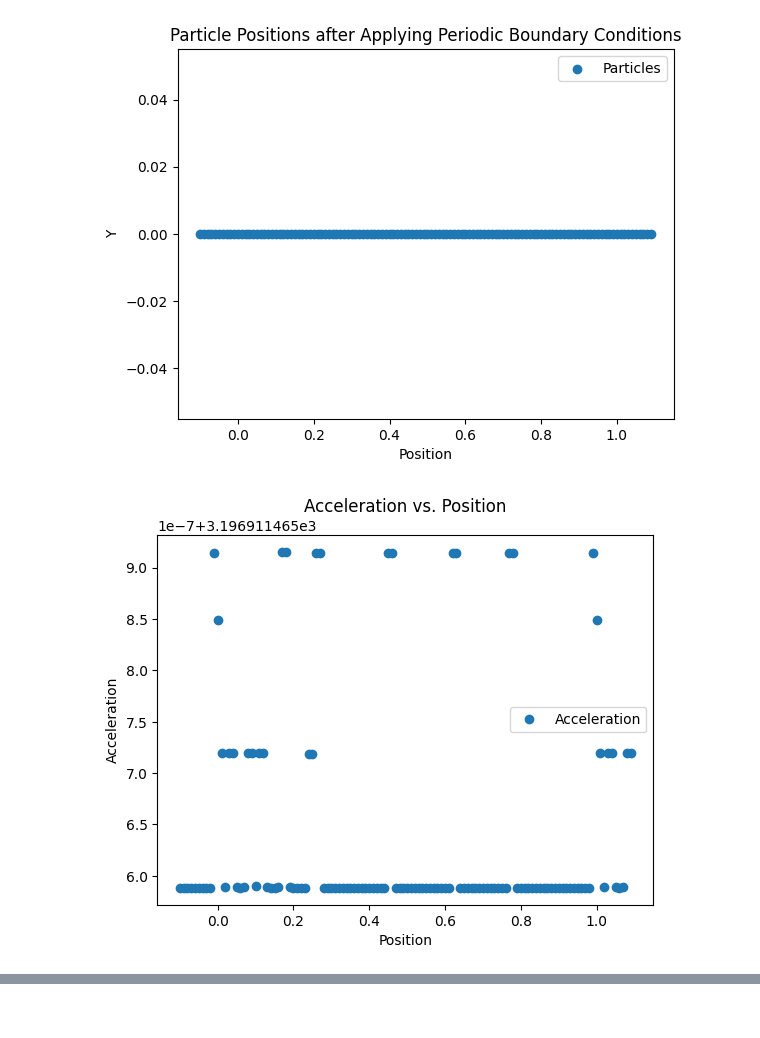
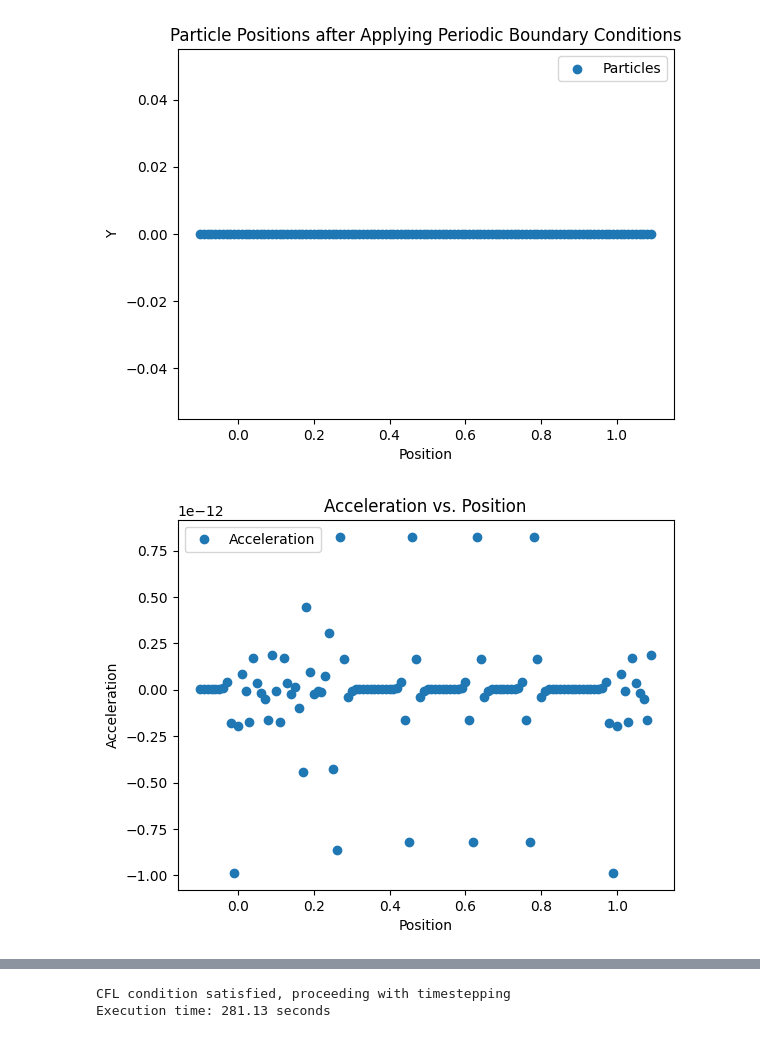
Before and after one commit to pratishthar-astro/1Dsph, a Jupyter notebook: SPH1D_Pandas.ipynb, the cells around one changed output, grey strips where cells are left out. Drawn from its saved outputs; the diff is of its cells as text; code cells hidden in the pictures; blank space fills up the shorter version.

```diff
--- a/SPH1D_Pandas.ipynb
+++ b/SPH1D_Pandas.ipynb
@@ -9,24 +9,37 @@ from equation_of_state_pandas import equation_of_state
 from output_pandas import output_particles
 import boundary_conditions_pandas as bc
 import output_pandas as output
+from derivs import derivs
+from timestepping import leapfrog_integration
+from cfl_condition import compute_cfl_time_step
 
 def main():
     start_time = time.time()
+    current_time = 0.0
 
+    #Initialize a bunch of stuff
 
+    #Simulation parameters
+    sound_speed = 1.0
     n_particles = 100
     num_neighbors = 10
     xmin_value = 0.0
     xmax_value = 1.0
     rho_0_value = 1.0
-    #since mass of particles is dictated by rho_0 and number of particles, it is not here as an input value but it is same for all particles
-    output_filename = "particle_properties.txt"
+
+
+    #Output related
+    output_filename = "sph_initial.txt"
+    tout = 0.05  # Specify the time between output files here
+    next_output_time = tout
+    output_index = 1
 
     total_particles = n_particles + 2 * num_neighbors
     particles = SPHParticles(total_particles)
 
     particles.setup(xmin_value, xmax_value, rho_0_value, num_neighbors)
 
+    #since mass of particles is dictated by rho_0 and number of particles, it is not here as an input value but it is same for all particles
     mass = particles.mass
 
     output_particles(particles.to_dataframe(), output_filename)
@@ -44,27 +57,11 @@ def main():
     plt.legend()
     plt.show()
 
-    density = get_density(data['Position'], mass, data['Smoothing_Length'], num_neighbors)
-    particles.data['Density'] = density
+    particles = derivs(particles, mass, num_neighbors, sound_speed)
 
-    particles.data['Pressure'] = equation_of_state(particles.data['Density'], sound_speed=343.0)
-    particles.data['Internal_Energy'] = np.zeros_like(particles.data['Position'])
-
-    particles.data = bc.periodic_bc(particles.data, num_neighbors)
-
-    particles.data['Acceleration'] = get_accel(particles.data['Position'], particles.data['Pressure'], particles.data['Density'], mass, particles.data['Smoothing_Length'], num_neighbors)
-
-    particles.data = bc.periodic_bc(particles.data, num_neighbors)
-
-    output_particles(particles.to_dataframe(), output_filename)
-
-    print("Positions:                                    ", particles.data['Position'].tolist())
-    print("Density:                                    ", particles.data['Density'].tolist())
-    #print("Density:                                    ", particles.data['Density'])
-    print("Pressure:                                    ", particles.data['Pressure'].tolist())
-
-    #density_sum = np.sum(particles.data['Density'])
-    #print("Density summation:", density_sum)
+    #output_filename = f"sph{output_index}.txt"
+    #output_particles(particles.to_dataframe(), output_filename)
+    #output_index += 1
 
     plt.scatter(particles.data['Position'], particles.data['Density'], label='Density')
     plt.title('Particle Densities after Applying Periodic Boundary Conditions')
@@ -86,11 +83,40 @@ def main():
     plt.title('Acceleration vs. Position')
     plt.legend()
     plt.show()
-    print("Length of df", len(particles.data['Position']))
-    print(particles.data['Acceleration'].tolist())
+
+    #print("Length of df", len(particles.data['Position']))
+    #print(particles.data['Acceleration'].tolist())
+
+    # Initialize parameters for CFL condition
+    C = 0.3  # Adjust as needed
+    h = particles.data['Smoothing_Length']  # Assuming you have a method to get the smoothing length
+    vmax = np.max(np.abs(particles.data['Velocity']))  # Maximum velocity in the domain
+    csmax = sound_speed
+
+    dt = 0.003  # Check for this timestep with Bec
+    end_simulation_time = 5.0  # adjust this value for the total simulation time
+
+    max_files = int(end_simulation_time / tout) + 1
+    padding_width = len(str(max_files))
+
+    cfl_dt = compute_cfl_time_step(C, h, vmax, csmax).iloc[0]
+    if dt > cfl_dt:
+        raise ValueError(f"Time step dt = {dt} violates CFL condition. Adjust simulation parameters or decrease dt. The CFL condition requires dt < {cfl_dt}")
+    if dt <= cfl_dt:
+        print("CFL condition satisfied, proceeding with timestepping")
+
+    while current_time < end_simulation_time:
+
+        leapfrog_integration(particles, dt, mass, num_neighbors, sound_speed)
+        current_time += dt
+
+        if current_time >= next_output_time:
+            output_filename = f"sph_testsim{output_index:0{padding_width}d}.txt"
+            output_particles(particles.to_dataframe(), output_filename)
+            output_index += 1
+            next_output_time += tout
 
     end_time = time.time()
-
     output.print_execution_time(start_time, end_time)
 
 if __name__ == "__main__":
@@ -126,3 +135,3 @@ if __name__ == "__main__":
 [figure]
 [figure]
-[figure, old version]
+[figure, new version]
@@ -131,0 +138,2 @@ Execution time: 0.60 seconds
+CFL condition satisfied, proceeding with timestepping
+Execution time: 281.13 seconds
```
Also changed, not shown: parts of 3 cells of this notebook, 6 other files.
